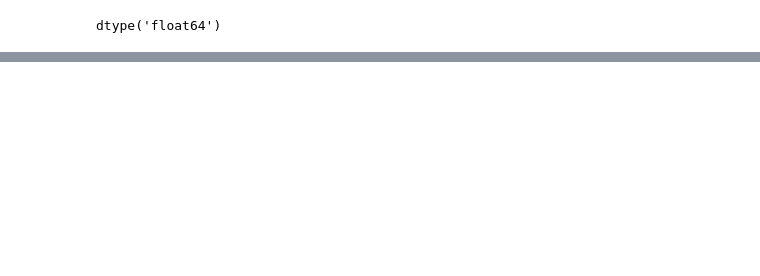
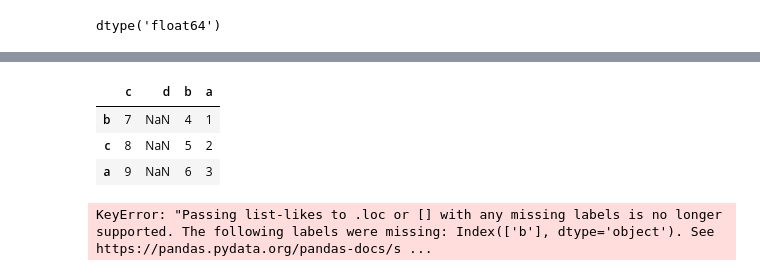
Before and after one commit to ercsssn/data-analysis-notes, a Jupyter notebook: pfda.ipynb, the cells around one changed output, grey strips where cells are left out. Saved outputs shown, nothing was run; the diff lists cells and outputs as text; code cells hidden in the pictures; blank space fills up the shorter version.

```diff
--- a/pfda.ipynb
+++ b/pfda.ipynb
@@ -223,0 +246,15 @@ df.pct_change?
+# %%
+
+df3 = df.reindex(['c','d','b','a'], axis=1)
+
+df3
+# %% [output]
+|  | c | d | b | a |
+| b | 7 | NaN | 4 | 1 |
+| c | 8 | NaN | 5 | 2 |
+| a | 9 | NaN | 6 | 3 |
+# %%
+frame = pd.DataFrame(np.arange(9).reshape((3, 3)), index=['a', 'c', 'd'],columns=['Ohio', 'Texas', 'California'])
+frame.loc[['a', 'b', 'c', 'd'], states]
+# %% [output]
+KeyError: "Passing list-likes to .loc or [] with any missing labels is no longer supported. The following labels were missing: Index(['b'], dtype='object'). See https://pandas.pydata.org/pandas-docs/s ...
```
Also changed, not shown: parts of 10 cells of this notebook.
